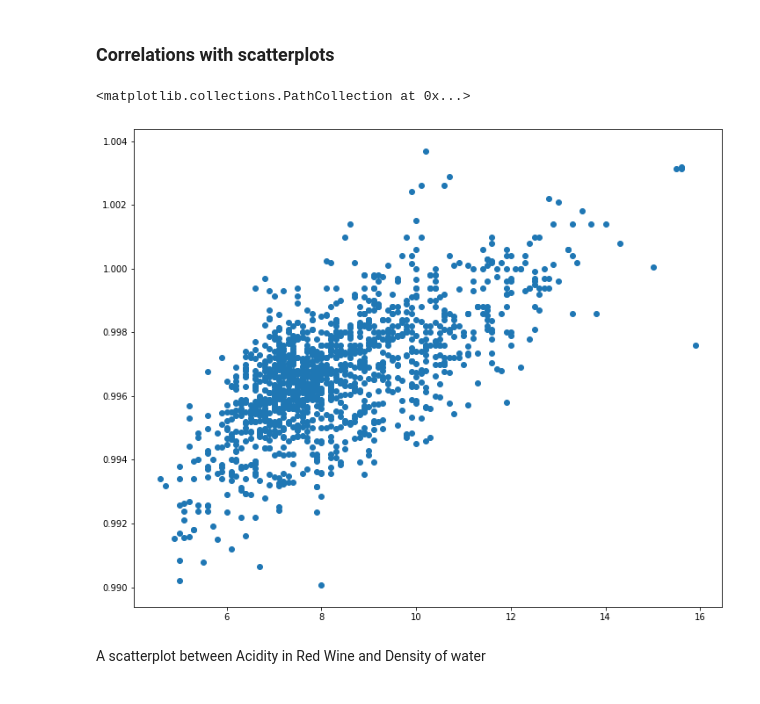
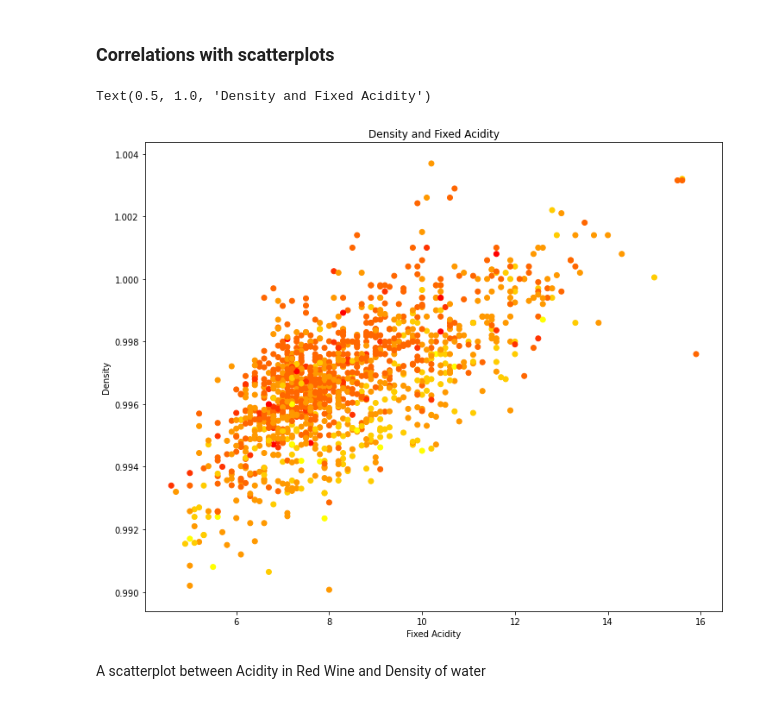
Before and after one commit to RazgrizGhost/Project-2, a Jupyter notebook: Project_2_Part_4_JV.ipynb, the cells around one changed output. Cells and saved outputs as stored; diff of their text form; code cells hidden in the pictures.

```diff
--- a/Project_2_Part_4_JV.ipynb
+++ b/Project_2_Part_4_JV.ipynb
@@ -164,13 +165,13 @@ This is a heatmap plot that shows the correlation between all the variable withi
 # %%
 # add title and brief description
 fig, ax = plt.subplots(figsize=(12,10))
-ax.scatter(df["fixed acidity"], df["density"])
+ax.scatter(df["fixed acidity"], df["density"], c = df["quality"], cmap = "autumn")
 ax.set_xlabel("Fixed Acidity")
 ax.set_ylabel("Density")
 ax.set_title("Density and Fixed Acidity")
 # %% [output]
-<matplotlib.collections.PathCollection at 0x...>
+Text(0.5, 1.0, 'Density and Fixed Acidity')
-[figure, old version]
+[figure, new version]
 # %% [markdown]
 A scatterplot between Acidity in Red Wine and Density of water
 # %%
```
Also changed, not shown: parts of 12 cells of this notebook.
